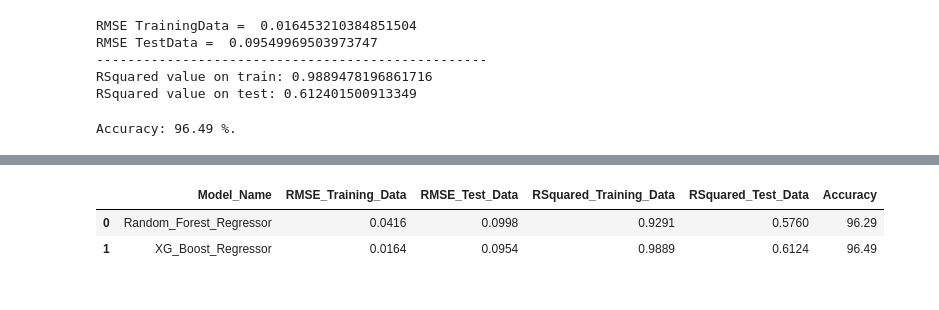
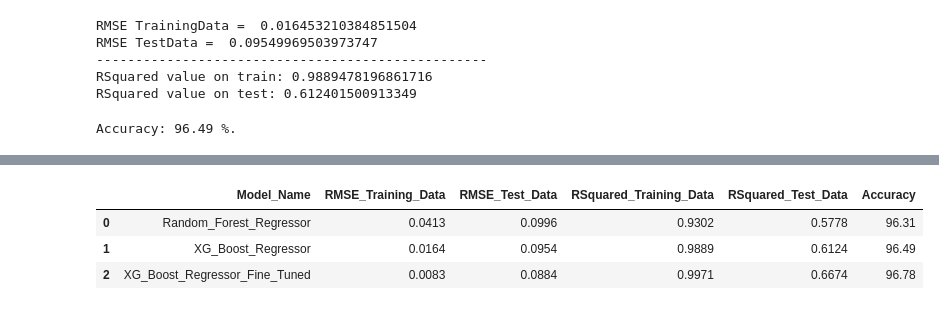
Before and after one commit to amirhajiabadi/Forecasting_IMDb_Score, a Jupyter notebook: Jupyter Notebook/Forecasting_IMDb_Score.ipynb, the cells around one changed output, grey strips where cells are left out. Saved outputs shown, nothing was run; the diff lists cells and outputs as text; code cells hidden in the pictures.

```diff
--- a/Jupyter Notebook/Forecasting_IMDb_Score.ipynb
+++ b/Jupyter Notebook/Forecasting_IMDb_Score.ipynb
@@ -741,14 +791,15 @@ Accuracy: 96.49 %.
 # %%
-best_models = {'Model_Name': ['Random_Forest_Regressor', 'XG_Boost_Regressor'],
-     'RMSE_Training_Data': [0.0416, 0.0164],
-     'RMSE_Test_Data':[0.0998,0.0954],
-    'RSquared_Training_Data':[0.9291,0.9889],
-               'RSquared_Test_Data':[0.5760, 0.6124],
-               'Accuracy':[96.29,96.49],
+best_models = {'Model_Name': ['Random_Forest_Regressor', 'XG_Boost_Regressor','XG_Boost_Regressor_Fine_Tuned'],
+     'RMSE_Training_Data': [0.0413, 0.0164,0.0083],
+     'RMSE_Test_Data':[0.0996,0.0954,0.0884],
+    'RSquared_Training_Data':[0.9302,0.9889, 0.9971],
+               'RSquared_Test_Data':[0.5778, 0.6124,0.6674],
+               'Accuracy':[96.31,96.49,96.78],
               }
 df2 = pd.DataFrame(data=best_models)
 df2
 # %% [output]
 |  | Model_Name | RMSE_Training_Data | RMSE_Test_Data | RSquared_Training_Data | RSquared_Test_Data | Accuracy |
-| 0 | Random_Forest_Regressor | 0.0416 | 0.0998 | 0.9291 | 0.5760 | 96.29 |
+| 0 | Random_Forest_Regressor | 0.0413 | 0.0996 | 0.9302 | 0.5778 | 96.31 |
 | 1 | XG_Boost_Regressor | 0.0164 | 0.0954 | 0.9889 | 0.6124 | 96.49 |
+| 2 | XG_Boost_Regressor_Fine_Tuned | 0.0083 | 0.0884 | 0.9971 | 0.6674 | 96.78 |
```
Also changed, not shown: parts of 6 cells of this notebook.
